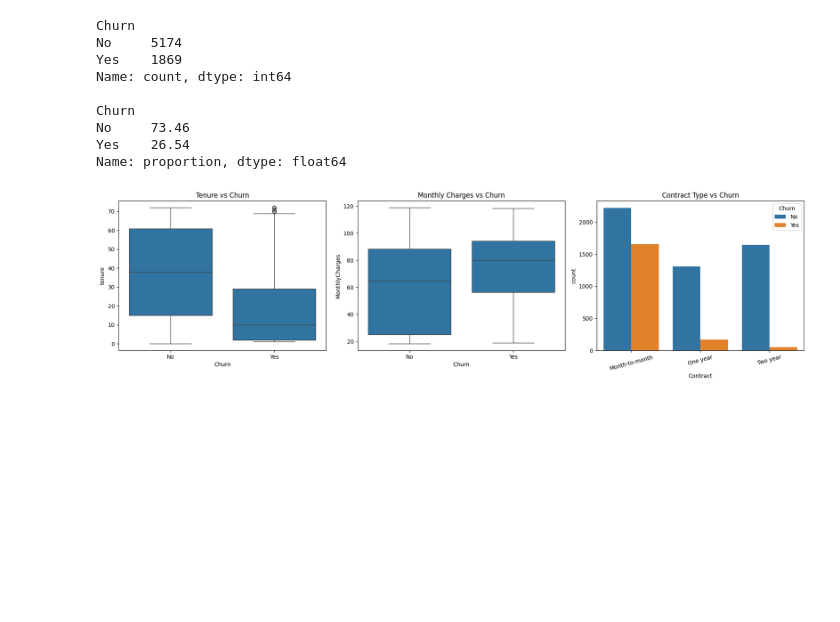
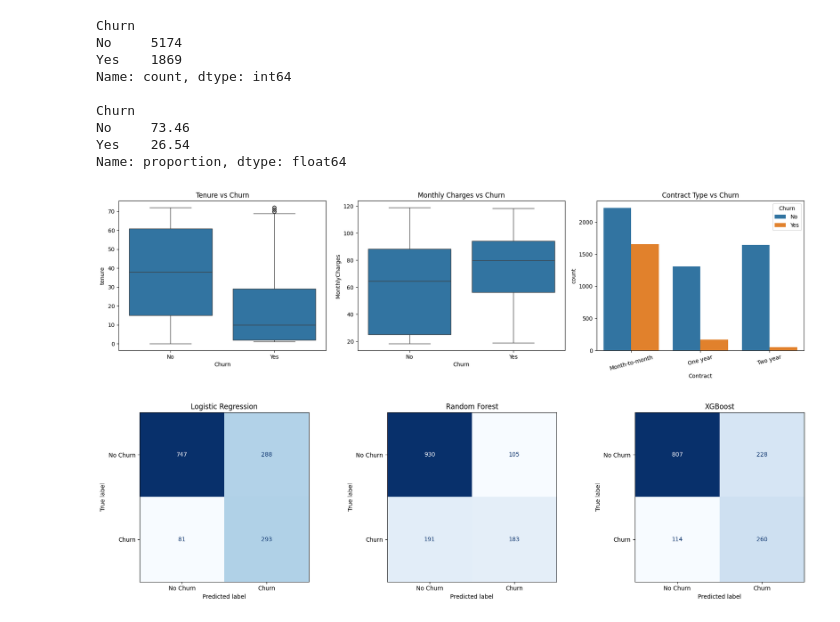
Before and after one commit to crazyEj/Customer-Church-Prediction-System, a Jupyter notebook: notebooks/01_exploration.ipynb, the cells around one changed output. Cells and saved outputs as stored; diff of their text form; code cells hidden in the pictures; blank space fills up the shorter version.

Commit message:
Add confusion matrices and ROC curve comparison for model evaluation

```diff
--- a/notebooks/01_exploration.ipynb
+++ b/notebooks/01_exploration.ipynb
@@ -93,3 +93,25 @@ plt.tight_layout()
 plt.show()
 # %% [output]
 [figure]
+# %%
+import joblib
+from sklearn.metrics import confusion_matrix, ConfusionMatrixDisplay, RocCurveDisplay
+import matplotlib.pyplot as plt
+
+# Load everything needed for evaluation
+all_models = joblib.load("../saved_models/all_models.pkl")
+X_train, X_test, y_train, y_test = joblib.load("../data/processed/train_test_data.pkl")
+# %%
+fig, axes = plt.subplots(1, 3, figsize=(18, 5))
+
+for ax, (name, model) in zip(axes, all_models.items()):
+    y_pred = model.predict(X_test)
+    cm = confusion_matrix(y_test, y_pred)
+    disp = ConfusionMatrixDisplay(confusion_matrix=cm, display_labels=["No Churn", "Churn"])
+    disp.plot(ax=ax, cmap="Blues", colorbar=False)
+    ax.set_title(name)
+
+plt.tight_layout()
+plt.show()
+# %% [output]
+[figure, added]
```
Also changed, not shown: parts of 1 cell of this notebook, 1 other file.
